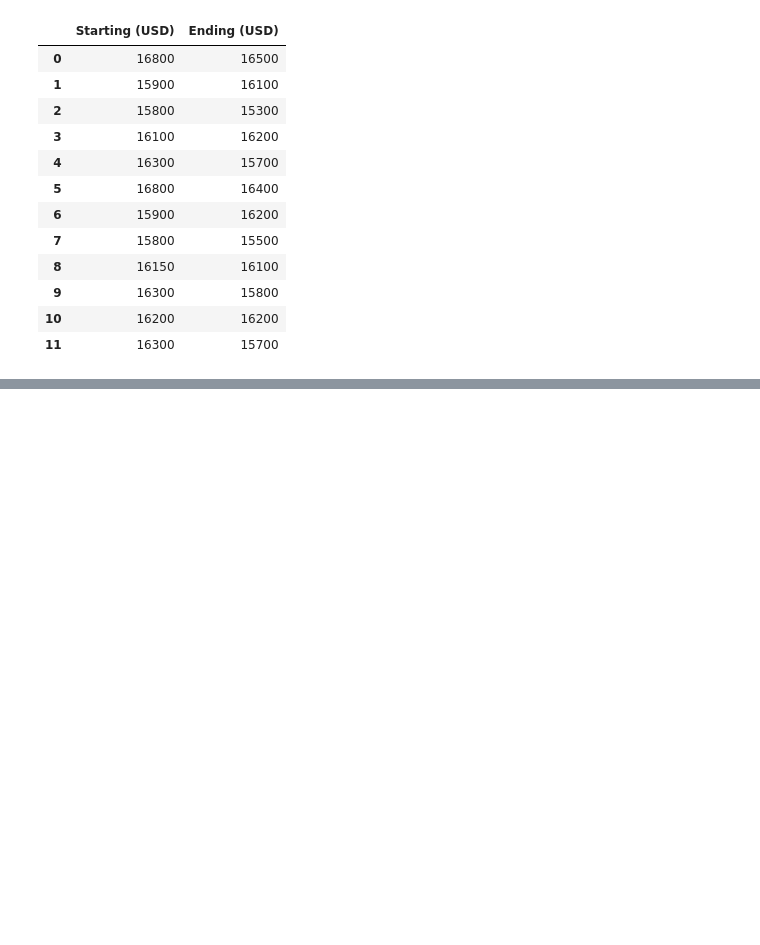
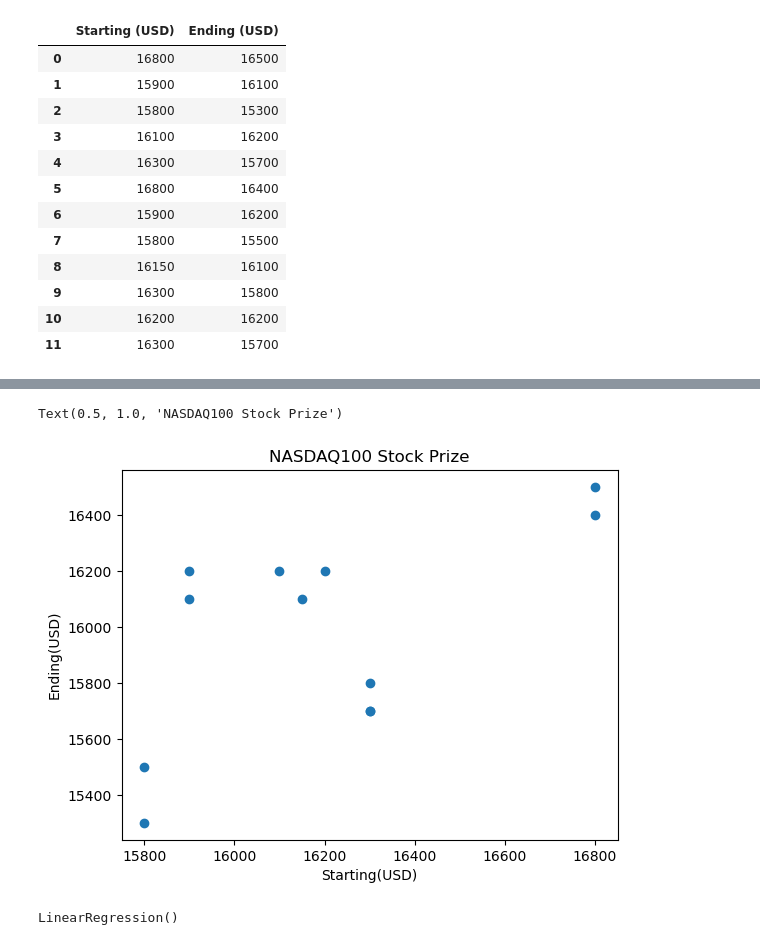
Before and after one commit to tanvirulislam149/ML_tutorial, a Jupyter notebook: implementing_linear_regression.ipynb, the cells around one changed output, grey strips where cells are left out. Cells and saved outputs as stored; diff of their text form; code cells hidden in the pictures; blank space fills up the shorter version.

```diff
--- a/implementing_linear_regression.ipynb
+++ b/implementing_linear_regression.ipynb
@@ -43,3 +43,6 @@ df
 | 9 | 16300 | 15800 |
 | 10 | 16200 | 16200 |
 | 11 | 16300 | 15700 |
+# %%
+x = df[["Starting (USD)"]]
+x
@@ -45,0 +63,3 @@ df
+# %%
+y = df[["Ending (USD)"]]
+y
@@ -45,0 +80,14 @@ df
+# %%
+plt.scatter(x, y)
+plt.xlabel("Starting(USD)")
+plt.ylabel("Ending(USD)")
+plt.title("NASDAQ100 Stock Prize")
+# %% [output]
+Text(0.5, 1.0, 'NASDAQ100 Stock Prize')
+[figure, added]
+# %%
+from sklearn.linear_model import LinearRegression
+lr = LinearRegression() # just a variable to work easily
+lr.fit(x, y)  # training the model with data
+# %% [output]
+LinearRegression()
```
Also changed, not shown: parts of 5 cells of this notebook.
